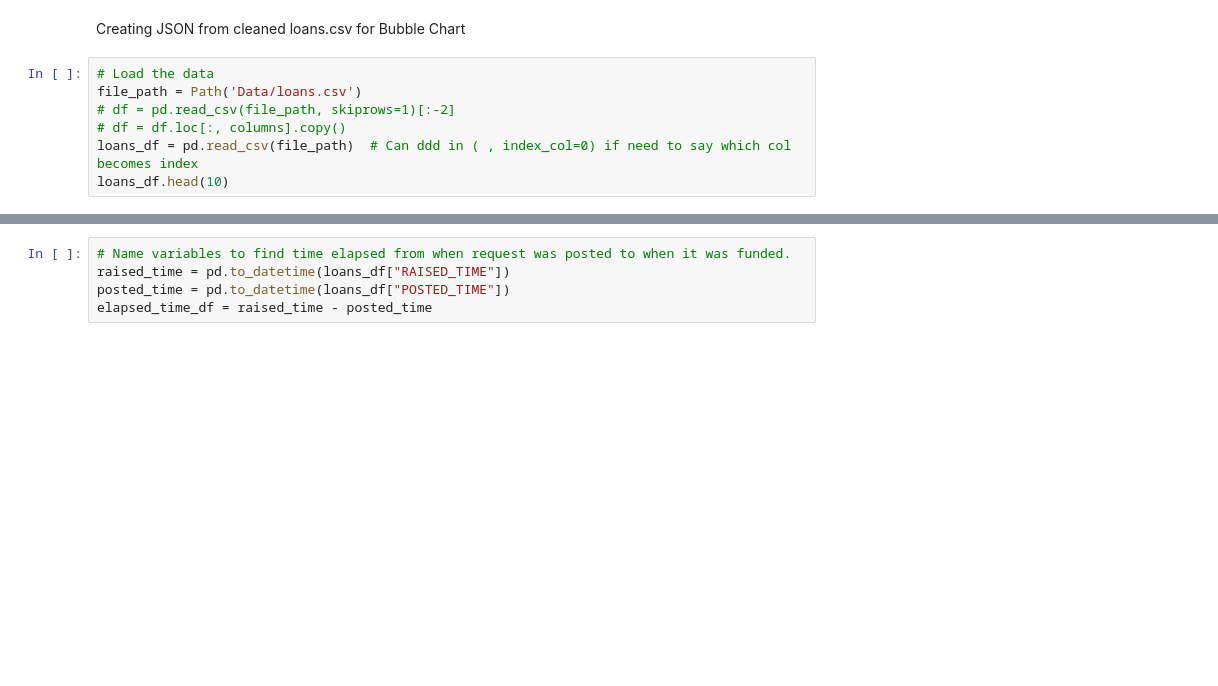
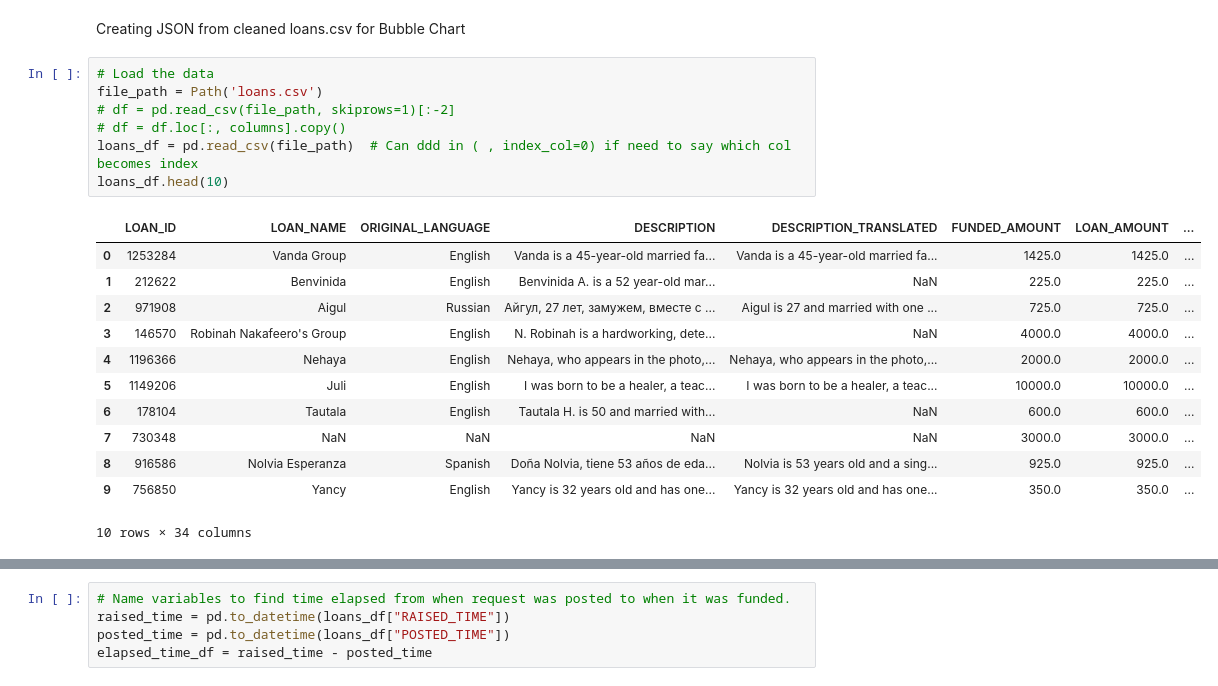
Before and after one commit to emmysobieski/TeamPySpark, a Jupyter notebook: Dashboard_Data_Exploration/Dashboard_Data_Exploration.ipynb, the cells around one changed output, grey strips where cells are left out. Cells and saved outputs as stored; diff of their text form; blank space fills up the shorter version.

```diff
--- a/Dashboard_Data_Exploration/Dashboard_Data_Exploration.ipynb
+++ b/Dashboard_Data_Exploration/Dashboard_Data_Exploration.ipynb
@@ -94,11 +138,24 @@ Connection to SQL DB for Country Variables Data File
 Creating JSON from cleaned loans.csv for Bubble Chart
 # %%
 # Load the data
-file_path = Path('Data/loans.csv')
+file_path = Path('loans.csv')
 # df = pd.read_csv(file_path, skiprows=1)[:-2]
 # df = df.loc[:, columns].copy()
 loans_df = pd.read_csv(file_path)  # Can ddd in ( , index_col=0) if need to say which col becomes index
 loans_df.head(10)
+# %% [output]
+|  | LOAN_ID | LOAN_NAME | ORIGINAL_LANGUAGE | DESCRIPTION | DESCRIPTION_TRANSLATED | FUNDED_AMOUNT | LOAN_AMOUNT | ... |
+| 0 | 1253284 | Vanda Group | English | Vanda is a 45-year-old married fa... | Vanda is a 45-year-old married fa... | 1425.0 | 1425.0 | ... |
+| 1 | 212622 | Benvinida | English | Benvinida A. is a 52 year-old mar... | NaN | 225.0 | 225.0 | ... |
+| 2 | 971908 | Aigul | Russian | Айгул, 27 лет, замужем, вместе с ... | Aigul is 27 and married with one ... | 725.0 | 725.0 | ... |
+| 3 | 146570 | Robinah Nakafeero's Group | English | N. Robinah is a hardworking, dete... | NaN | 4000.0 | 4000.0 | ... |
+| 4 | 1196366 | Nehaya | English | Nehaya, who appears in the photo,... | Nehaya, who appears in the photo,... | 2000.0 | 2000.0 | ... |
+| 5 | 1149206 | Juli | English | I was born to be a healer, a teac... | I was born to be a healer, a teac... | 10000.0 | 10000.0 | ... |
+| 6 | 178104 | Tautala | English | Tautala H. is 50 and married with... | NaN | 600.0 | 600.0 | ... |
+| 7 | 730348 | NaN | NaN | NaN | NaN | 3000.0 | 3000.0 | ... |
+| 8 | 916586 | Nolvia Esperanza | Spanish | Doña Nolvia, tiene 53 años de eda... | Nolvia is 53 years old and a sing... | 925.0 | 925.0 | ... |
+| 9 | 756850 | Yancy | English | Yancy is 32 years old and has one... | Yancy is 32 years old and has one... | 350.0 | 350.0 | ... |
+10 rows × 34 columns
 # %%
 # Get all column names
 loans_df.columns
```
Also changed, not shown: parts of 34 cells of this notebook, 5 other files.
